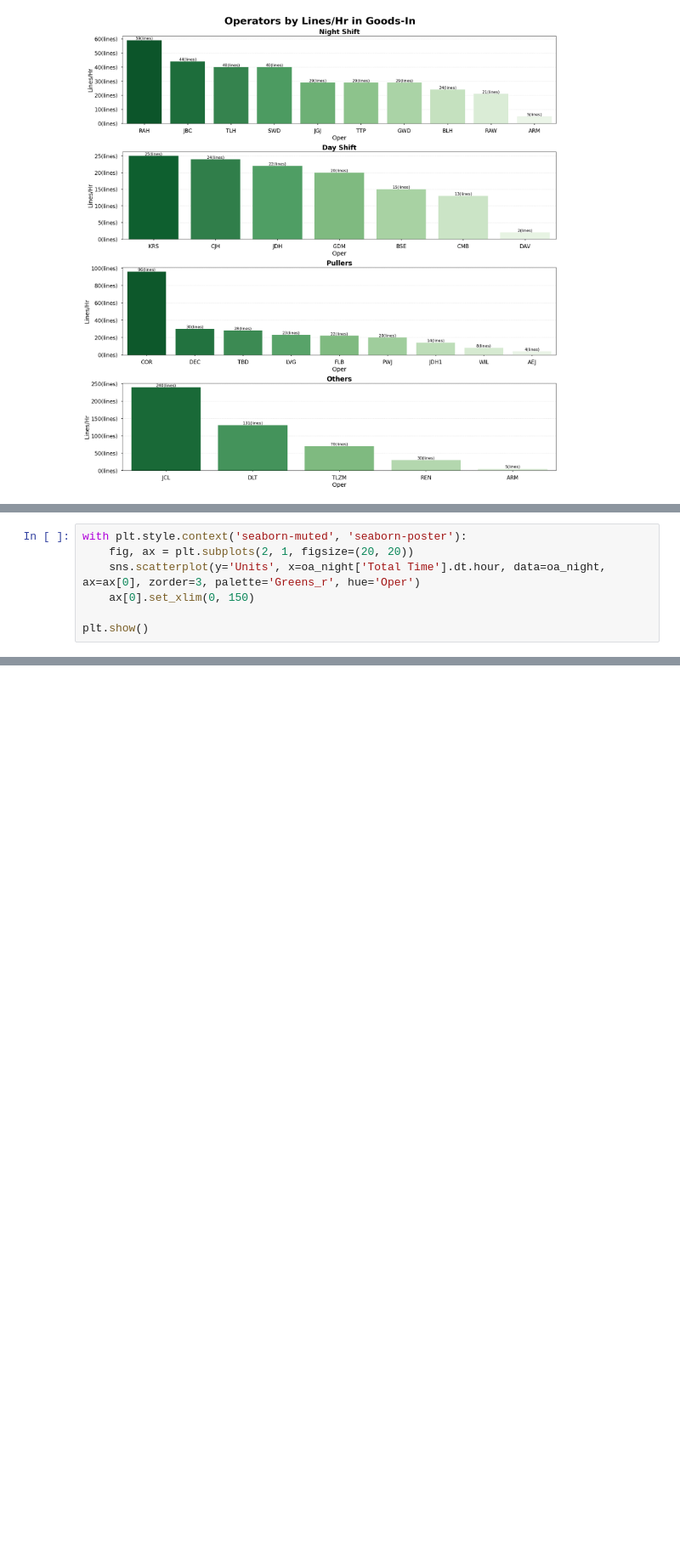
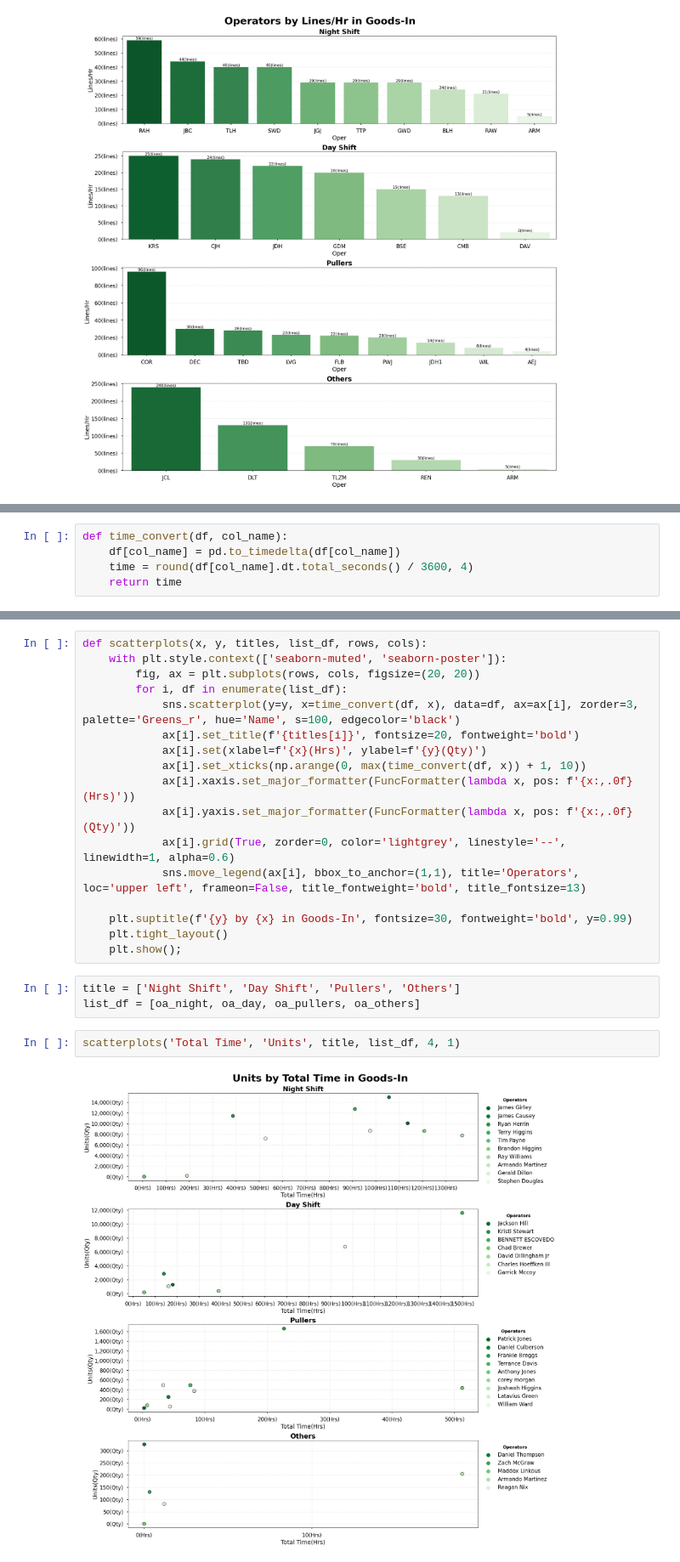
Before and after one commit to zeekwired/Tristate, a Jupyter notebook: Operator_Analysis.ipynb, the cells around one changed output, grey strips where cells are left out. Shown at 85% size. Cells and saved outputs as stored; diff of their text form; blank space fills up the shorter version.

```diff
--- a/Operator_Analysis.ipynb
+++ b/Operator_Analysis.ipynb
@@ -216,7 +209,0 @@ dtype: int64
-# %%
-with plt.style.context('seaborn-muted', 'seaborn-poster'):
-    fig, ax = plt.subplots(2, 1, figsize=(20, 20))
-    sns.scatterplot(y='Units', x=oa_night['Total Time'].dt.hour, data=oa_night, ax=ax[0], zorder=3, palette='Greens_r', hue='Oper')
-    ax[0].set_xlim(0, 150)
-
-plt.show()
@@ -224,0 +210,5 @@ plt.show()
+# %%
+def time_convert(df, col_name):
+    df[col_name] = pd.to_timedelta(df[col_name])
+    time = round(df[col_name].dt.total_seconds() / 3600, 4)
+    return time
@@ -224,0 +220,24 @@ plt.show()
+# %%
+def scatterplots(x, y, titles, list_df, rows, cols):
+    with plt.style.context(['seaborn-muted', 'seaborn-poster']):
+        fig, ax = plt.subplots(rows, cols, figsize=(20, 20))
+        for i, df in enumerate(list_df):
+            sns.scatterplot(y=y, x=time_convert(df, x), data=df, ax=ax[i], zorder=3, palette='Greens_r', hue='Name', s=100, edgecolor='black')
+            ax[i].set_title(f'{titles[i]}', fontsize=20, fontweight='bold')
+            ax[i].set(xlabel=f'{x}(Hrs)', ylabel=f'{y}(Qty)')
+            ax[i].set_xticks(np.arange(0, max(time_convert(df, x)) + 1, 10))
+            ax[i].xaxis.set_major_formatter(FuncFormatter(lambda x, pos: f'{x:,.0f}(Hrs)'))
+            ax[i].yaxis.set_major_formatter(FuncFormatter(lambda x, pos: f'{x:,.0f}(Qty)'))
+            ax[i].grid(True, zorder=0, color='lightgrey', linestyle='--', linewidth=1, alpha=0.6)
+            sns.move_legend(ax[i], bbox_to_anchor=(1,1), title='Operators', loc='upper left', frameon=False, title_fontweight='bold', title_fontsize=13)
+
+    plt.suptitle(f'{y} by {x} in Goods-In', fontsize=30, fontweight='bold', y=0.99)
+    plt.tight_layout()
+    plt.show();
+# %%
+title = ['Night Shift', 'Day Shift', 'Pullers', 'Others']
+list_df = [oa_night, oa_day, oa_pullers, oa_others]
+# %%
+scatterplots('Total Time', 'Units', title, list_df, 4, 1)
+# %% [output]
+[figure, added]
```
Also changed, not shown: parts of 5 cells of this notebook.
